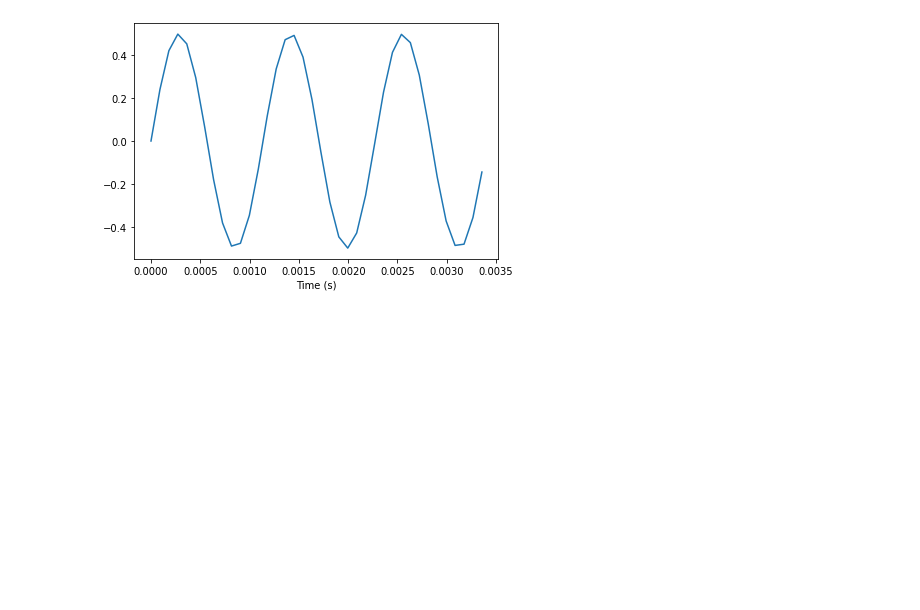
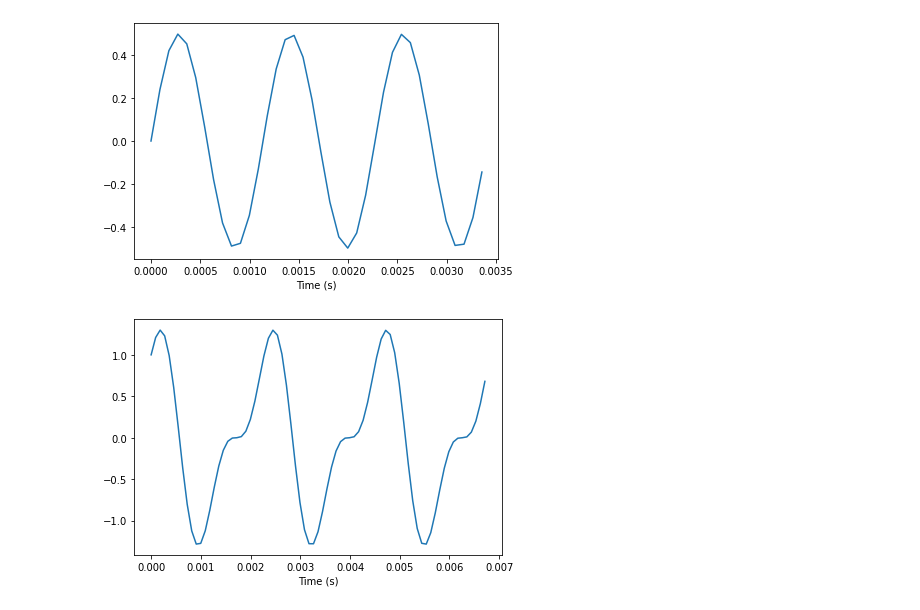
Before and after one commit to test99500/Python, a Jupyter notebook: Digital Signal Processing/Think DSP/Chapter1 - Sounds and Signals/Signals.ipynb, the cells around one changed output. Saved outputs shown, nothing was run; the diff lists cells and outputs as text; code cells hidden in the pictures; blank space fills up the shorter version.

```diff
--- a/Digital Signal Processing/Think DSP/Chapter1 - Sounds and Signals/Signals.ipynb
+++ b/Digital Signal Processing/Think DSP/Chapter1 - Sounds and Signals/Signals.ipynb
@@ -19,3 +19,12 @@ decorate(xlabel='Time (s)')
 plt.show()
 # %% [output]
 [figure]
+# %%
+mix = sine_signal + cosine_signal
+
+mix.plot()
+decorate(xlabel='Time (s)')
+
+plt.show()
+# %% [output]
+[figure, added]
```
